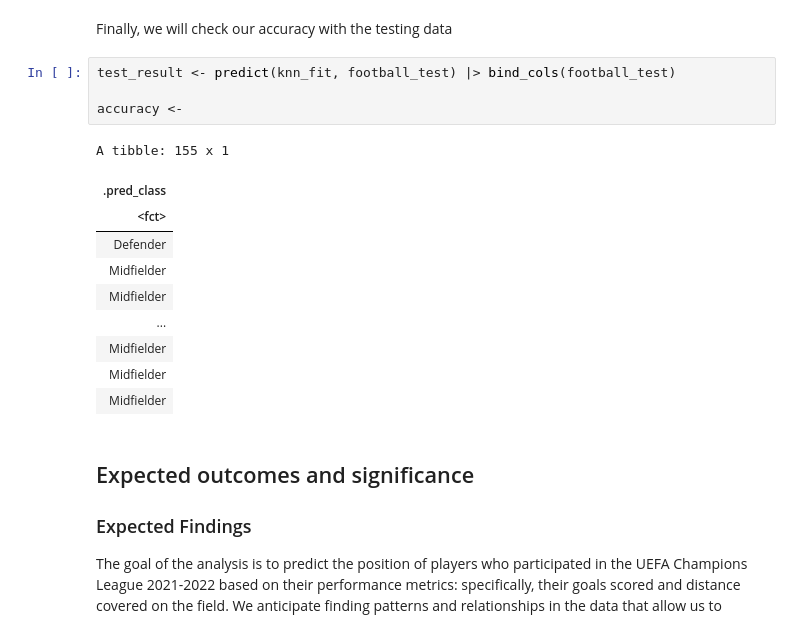
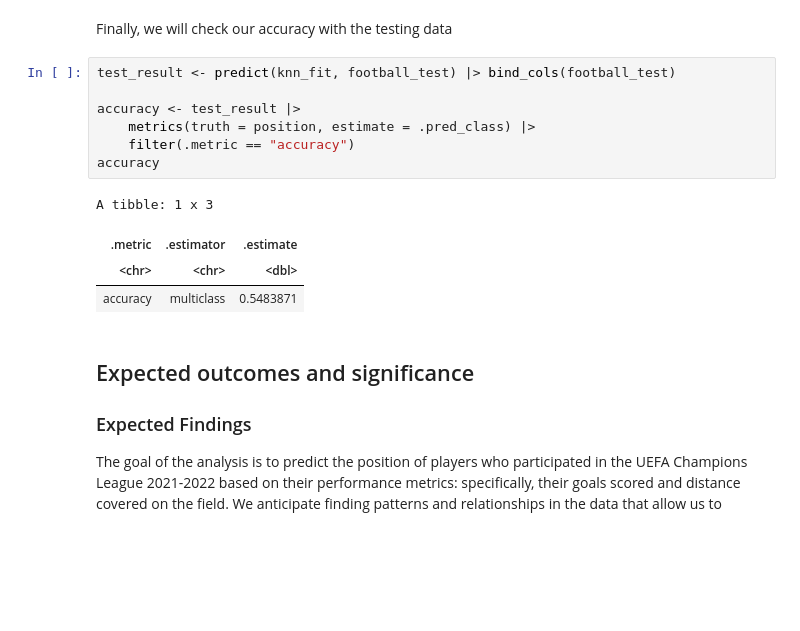
Before and after one commit to JoelGunawan/dsci-100-009-group-8, a Jupyter notebook: Final Report.ipynb, the cells around one changed output. Cells and saved outputs as stored; diff of their text form; blank space fills up the shorter version.

Commit message:
fixed methods and results

```diff
--- a/Final Report.ipynb
+++ b/Final Report.ipynb
@@ -270,18 +270,15 @@ Finally, we will check our accuracy with the testing data
 # %%
 test_result <- predict(knn_fit, football_test) |> bind_cols(football_test)
 
-accuracy <-
+accuracy <- test_result |>
+    metrics(truth = position, estimate = .pred_class) |>
+    filter(.metric == "accuracy")
+accuracy
 # %% [output]
-A tibble: 155 x 1
+A tibble: 1 x 3
-| .pred_class |
-| <fct> |
-| Defender |
-| Midfielder |
-| Midfielder |
-| ... |
-| Midfielder |
-| Midfielder |
-| Midfielder |
+| .metric | .estimator | .estimate |
+| <chr> | <chr> | <dbl> |
+| accuracy | multiclass | 0.5483871 |
 # %% [markdown]
 ## Expected outcomes and significance
 
```
